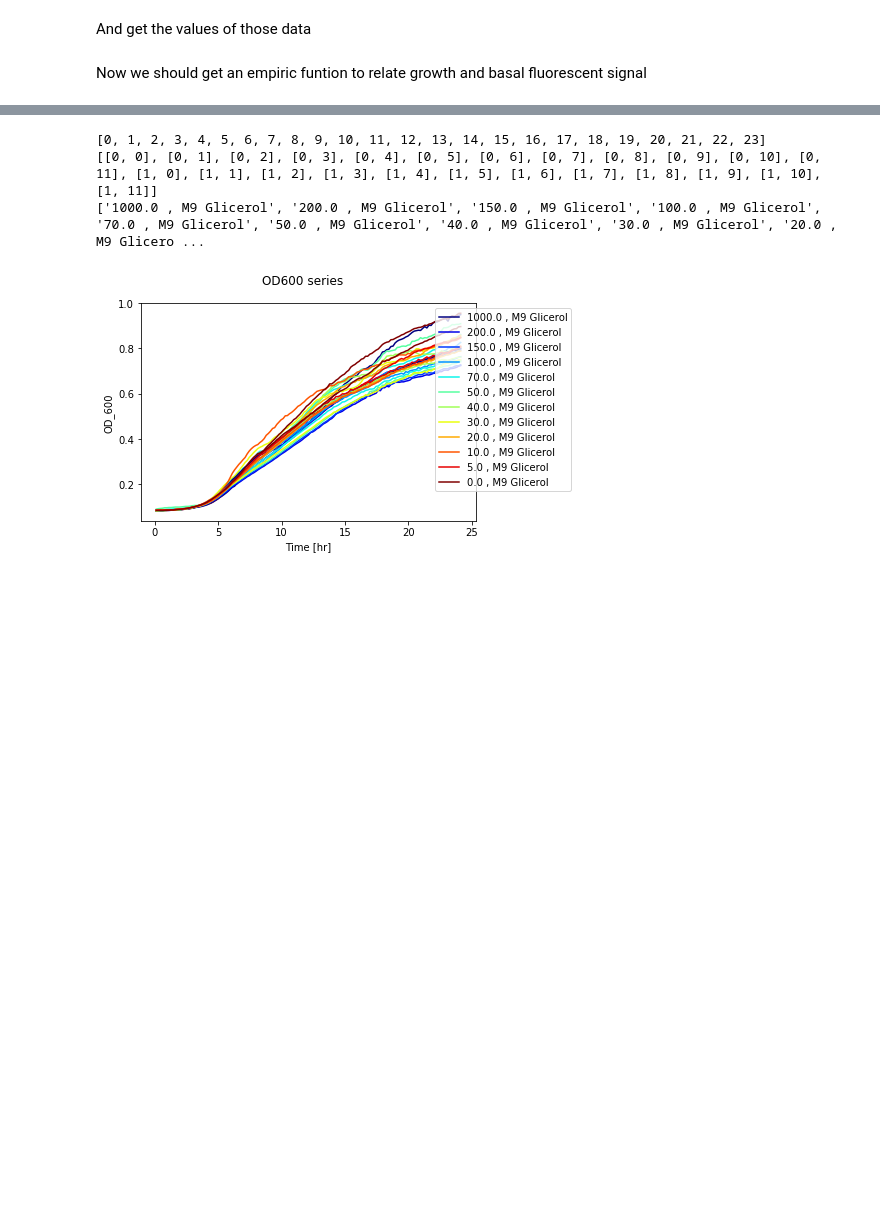
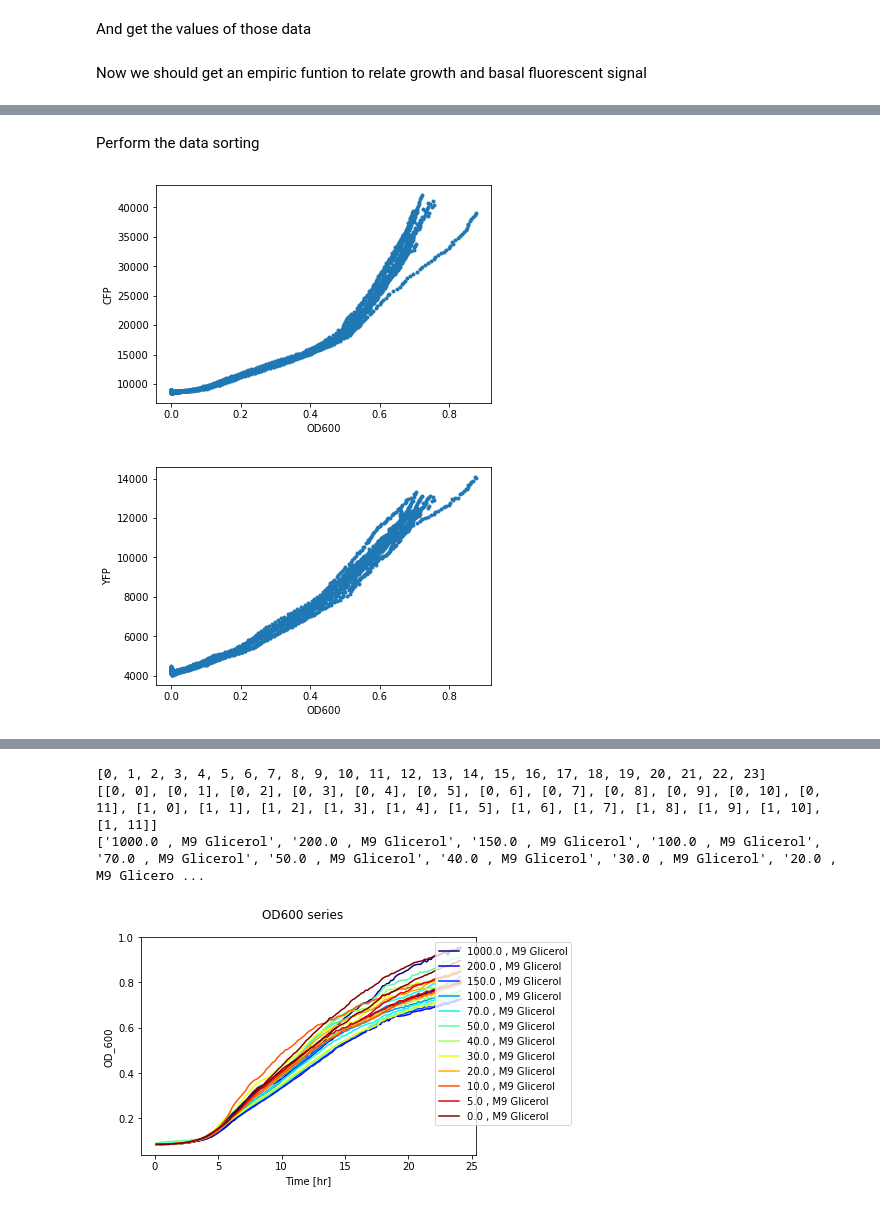
Before and after one commit to Prosimio/Plate_reader_analysis, a Jupyter notebook: Inverter_Analysis.ipynb, the cells around one changed output, grey strips where cells are left out. Drawn from its saved outputs; the diff is of its cells as text; code cells hidden in the pictures; blank space fills up the shorter version.

```diff
--- a/Inverter_Analysis.ipynb
+++ b/Inverter_Analysis.ipynb
@@ -573,0 +658,50 @@ Now we should get an empiric funtion to relate growth and basal fluorescent sign
+# %%
+def group_sheet_values(wells_data, data_sheets):
+    # this function put all the data of data_sheets on one matrix, where each sheet is put in a colum (data of
+    # each well is one under other on the same column) with length = wells number * time points.
+    # wells_data = matrix with the data of wells in each column. e.g. = data['OD600']['data'].shape[0]
+    # data_sheets: data sheet labels list. e.g ['OD600','CFP','YFP']
+
+    group_data={}
+    times = wells_data[data_sheets[0]]['data'].shape[0]
+    wells = wells_data[data_sheets[0]]['data'].shape[1]
+
+    group_data['matrix'] = np.zeros((times*wells,len(data_sheets)))
+    for i in range(wells):
+        for j in range(len(data_sheets)):
+            group_data['matrix'][i*times:(i+1)*times,j]=wells_data[data_sheets[j]]['data'][:,i]
+
+    group_data['column_names'] = data_sheets
+
+    return(group_data)
+# %% [markdown]
+Perform the data sorting
+# %%
+FB_matrix = group_sheet_values(Fluo_Blank, data_sheets)
+
+# sort the values
+FB_sort_matrix = sort_matrix(FB_matrix, data_sheets[0])
+
+# sorted plot
+sheetx = data_sheets[0]
+sheety = data_sheets[1]
+sheetx_index = FB_sort_matrix['column_names'].index(sheetx)
+sheety_index = FB_sort_matrix['column_names'].index(sheety)
+fig= plt.figure()
+plt.plot(FB_sort_matrix['matrix'][:,sheetx_index],FB_sort_matrix['matrix'][:,sheety_index],'.')
+plt.ylabel(sheety)
+plt.xlabel(sheetx)
+plt.show()
+
+sheetx = data_sheets[0]
+sheety = data_sheets[2]
+sheetx_index = FB_sort_matrix['column_names'].index(sheetx)
+sheety_index = FB_sort_matrix['column_names'].index(sheety)
+fig= plt.figure()
+plt.plot(FB_sort_matrix['matrix'][:,sheetx_index],FB_sort_matrix['matrix'][:,sheety_index],'.')
+plt.ylabel(sheety)
+plt.xlabel(sheetx)
+plt.show()
+# %% [output]
+[figure, added]
+[figure, added]
```
Also changed, not shown: parts of 77 cells of this notebook.
